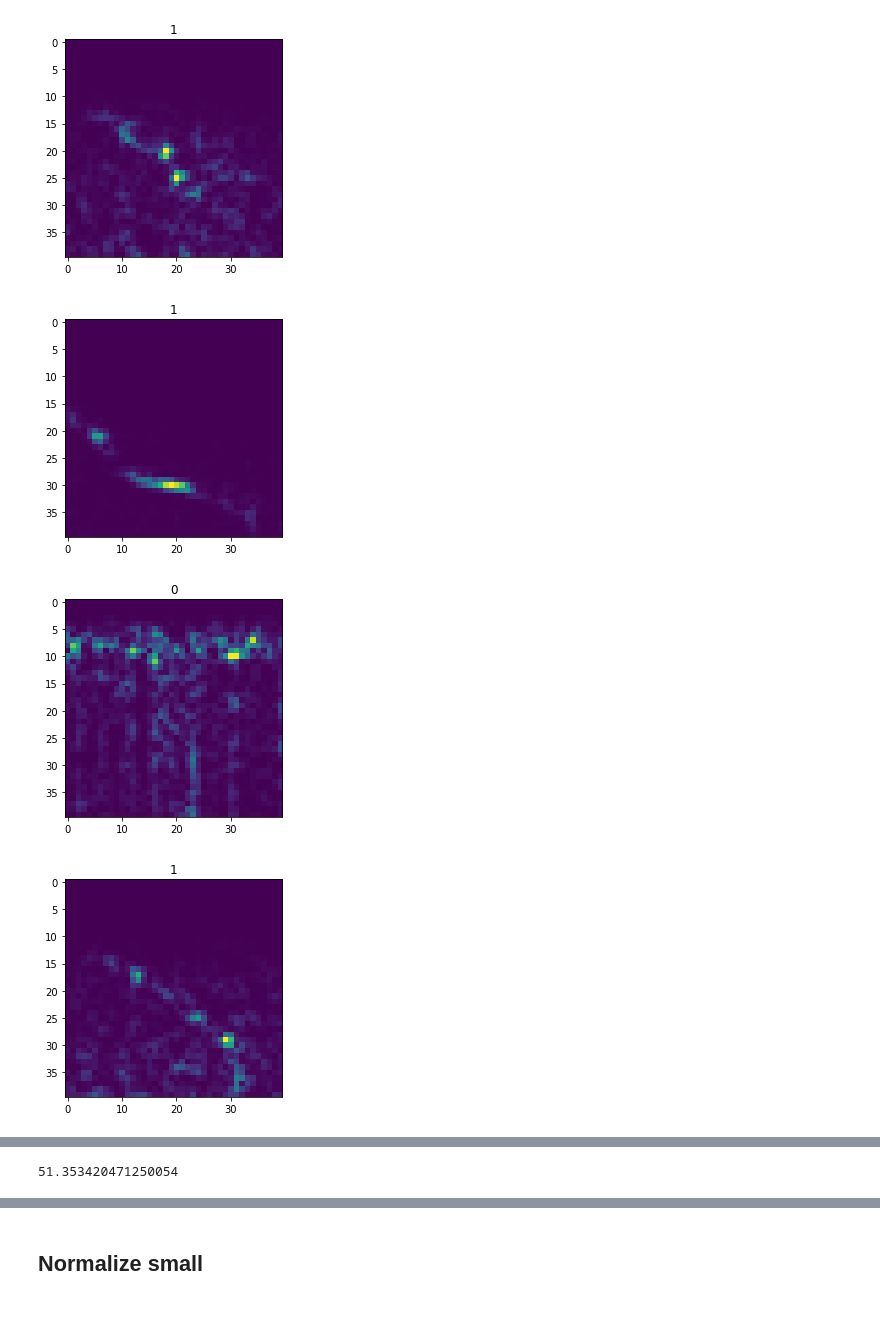
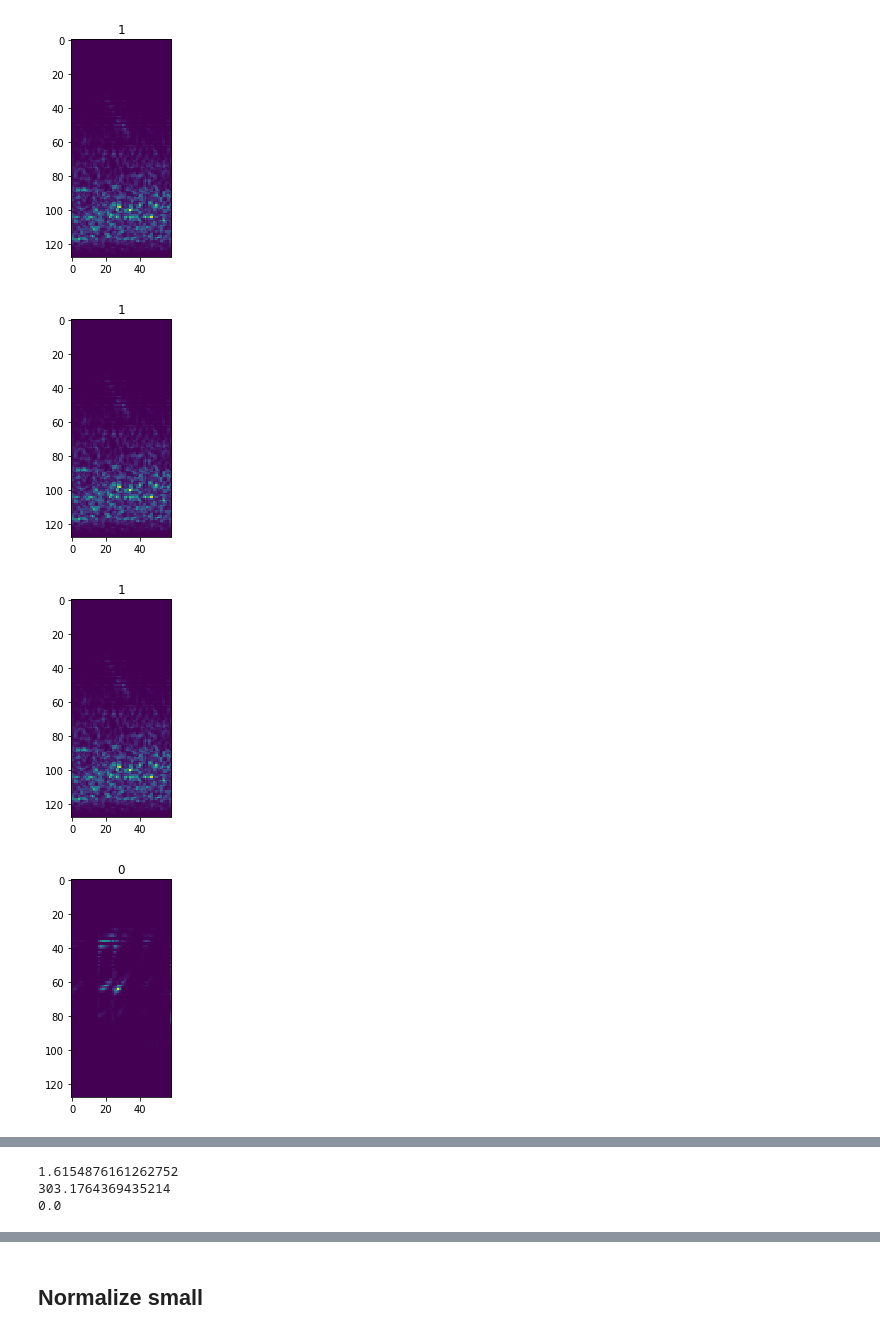
Before and after one commit to JorgeRodri/WhaleClassification, a Jupyter notebook: siamese_trial.ipynb, the cells around one changed output, grey strips where cells are left out. Cells and saved outputs as stored; diff of their text form; code cells hidden in the pictures.

```diff
--- a/siamese_trial.ipynb
+++ b/siamese_trial.ipynb
@@ -31,6 +31,8 @@ audiofiles = [os.path.join(train_path, f) for f in listdir(train_path) if isfile
 limitator = None
 # %%
 labels_dict = get_labels(labels_path)
+
+kwargs = {'p': .7, 'cut':True}
 
 # Get a random permutation to remove ordering bias
 np.random.shuffle(audiofiles)
@@ -43,13 +45,13 @@ print('Generating train and test split')
 X_train_path, X_test_path = train_test_split(X_path, test_size=0.3)
 
 print('Getting test spectrograms')
-X_test, Y_test = get_spects(X_test_path, labels_dict)
+X_test, Y_test = get_spects(X_test_path, labels_dict, **kwargs)
 
 # print('Getting test spectrograms')
 # X_train, Y_train = get_spects(X_train_path, labels_dict)
 
 print('Getting train spectrograms + enhancement')
-X_train, Y_train = get_spects_enhanced(X_train_path, labels_dict)
+X_train, Y_train = get_spects_enhanced(X_train_path, labels_dict, **kwargs)
 
 print('Getting even more data adding noise to whale calls')
 X_enhanced, Y_enhanced = enhance_with_noise(X_train, Y_train)
@@ -69,6 +71,6 @@ Train (77652, 40, 40)
 # %%
 def f(x):
-    return x / x.max()
+    return np.log(x + 1e-7)
 
 for i in range(X_train.shape[0]):
     n_index = i
@@ -78,5 +80,6 @@ for i in range(X_train.shape[0]):
     plt.show()
     if i > 4:
         print(X_train_t[n_index].mean())
+        print(X_train_t[n_index].max(), X_train_t[n_index].min())
         break
 # %% [output]
@@ -90,18 +94,27 @@ for i in range(X_train.shape[0]):
 # %%
+from librosa.feature import melspectrogram
+
 def f(x):
     return x
 
+def f_mel(x):
+    return melspectrogram(S=x)
+
+X_train_t = np.array(list(map(f_mel, X_train)))
+
 for i in range(X_train.shape[0]):
     n_index = i
-    X_train_t = np.array(list(map(f, X_train)))
     plt.imshow(X_train_t[n_index])
     plt.title(Y_train[n_index])
     plt.show()
     if i > 4:
         print(X_train_t[n_index].mean())
+        print(X_train_t[n_index].max())
+        print(X_train_t[n_index].min())
+
         break
 # %% [output]
-[figure, old version]
+[figure, new version]
-[figure, old version]
+[figure, new version]
-[figure, old version]
+[figure, new version]
-[figure, old version]
+[figure, new version]
@@ -110 +123,3 @@ for i in range(X_train.shape[0]):
-51.353420471250054
+1.6154876161262752
+303.1764369435214
+0.0
```
Also changed, not shown: parts of 13 cells of this notebook, 1 other file.
